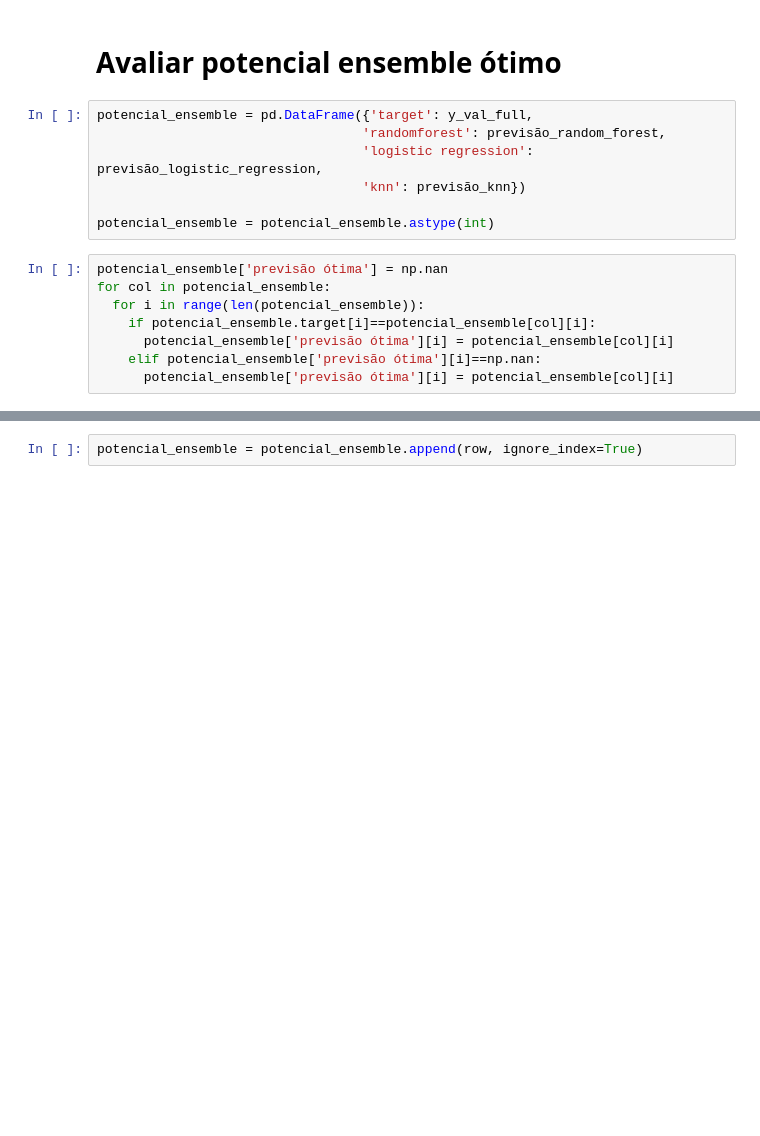
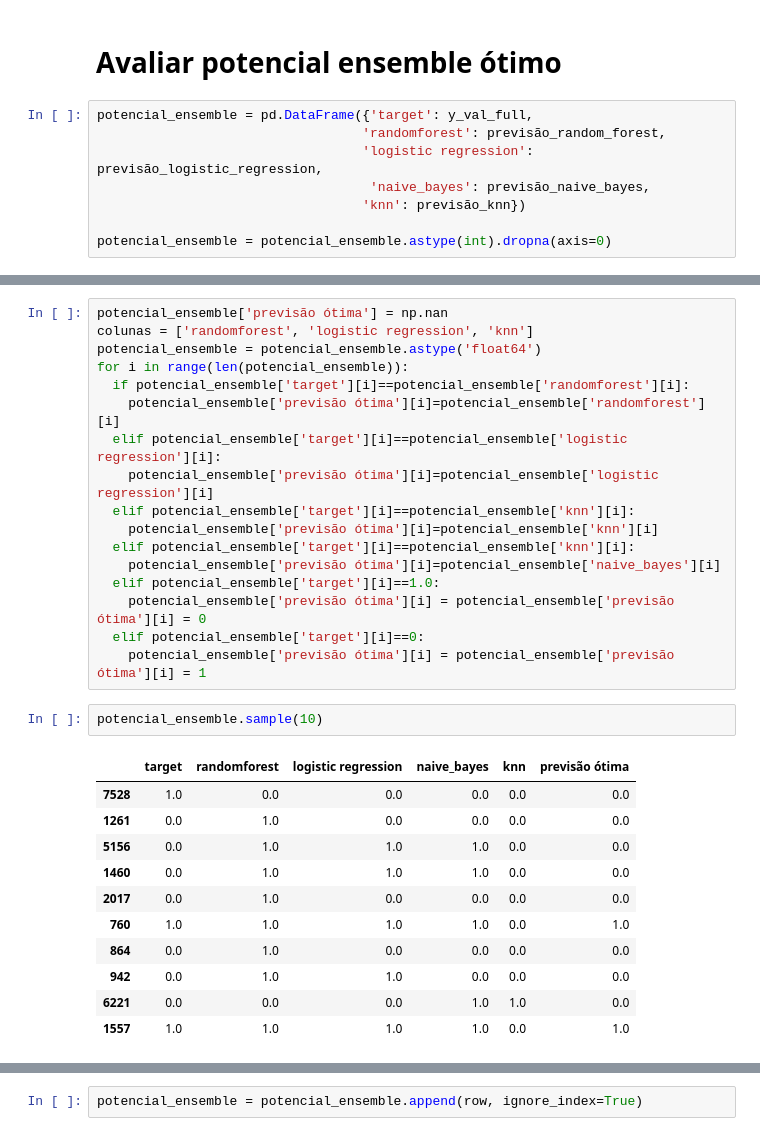
Before and after one commit to brenoakihiromorimoto/portf-lio, a Jupyter notebook: tera/desafio_luizalabs/Desafio_Luizalabs.ipynb, the cells around one changed output, grey strips where cells are left out. Cells and saved outputs as stored; diff of their text form; blank space fills up the shorter version.

```diff
--- a/tera/desafio_luizalabs/Desafio_Luizalabs.ipynb
+++ b/tera/desafio_luizalabs/Desafio_Luizalabs.ipynb
@@ -1758,14 +1771,7 @@ viz.show()
 potencial_ensemble = pd.DataFrame({'target': y_val_full,
                                   'randomforest': previsão_random_forest,
                                   'logistic regression': previsão_logistic_regression,
+                                   'naive_bayes': previsão_naive_bayes,
                                   'knn': previsão_knn})
 
-potencial_ensemble = potencial_ensemble.astype(int)
+potencial_ensemble = potencial_ensemble.astype(int).dropna(axis=0)
-# %%
-potencial_ensemble['previsão ótima'] = np.nan
-for col in potencial_ensemble:
-  for i in range(len(potencial_ensemble)):
-    if potencial_ensemble.target[i]==potencial_ensemble[col][i]:
-      potencial_ensemble['previsão ótima'][i] = potencial_ensemble[col][i]
-    elif potencial_ensemble['previsão ótima'][i]==np.nan:
-      potencial_ensemble['previsão ótima'][i] = potencial_ensemble[col][i]
@@ -1772,3 +1794,34 @@ for col in potencial_ensemble:
+# %%
+potencial_ensemble['previsão ótima'] = np.nan
+colunas = ['randomforest', 'logistic regression', 'knn']
+potencial_ensemble = potencial_ensemble.astype('float64')
+for i in range(len(potencial_ensemble)):
+  if potencial_ensemble['target'][i]==potencial_ensemble['randomforest'][i]:
+    potencial_ensemble['previsão ótima'][i]=potencial_ensemble['randomforest'][i]
+  elif potencial_ensemble['target'][i]==potencial_ensemble['logistic regression'][i]:
+    potencial_ensemble['previsão ótima'][i]=potencial_ensemble['logistic regression'][i]
+  elif potencial_ensemble['target'][i]==potencial_ensemble['knn'][i]:
+    potencial_ensemble['previsão ótima'][i]=potencial_ensemble['knn'][i]
+  elif potencial_ensemble['target'][i]==potencial_ensemble['knn'][i]:
+    potencial_ensemble['previsão ótima'][i]=potencial_ensemble['naive_bayes'][i]
+  elif potencial_ensemble['target'][i]==1.0:
+    potencial_ensemble['previsão ótima'][i] = potencial_ensemble['previsão ótima'][i] = 0
+  elif potencial_ensemble['target'][i]==0:
+    potencial_ensemble['previsão ótima'][i] = potencial_ensemble['previsão ótima'][i] = 1
+# %%
+potencial_ensemble.sample(10)
+# %% [output]
+|  | target | randomforest | logistic regression | naive_bayes | knn | previsão ótima |
+| 7528 | 1.0 | 0.0 | 0.0 | 0.0 | 0.0 | 0.0 |
+| 1261 | 0.0 | 1.0 | 0.0 | 0.0 | 0.0 | 0.0 |
+| 5156 | 0.0 | 1.0 | 1.0 | 1.0 | 0.0 | 0.0 |
+| 1460 | 0.0 | 1.0 | 1.0 | 1.0 | 0.0 | 0.0 |
+| 2017 | 0.0 | 1.0 | 0.0 | 0.0 | 0.0 | 0.0 |
+| 760 | 1.0 | 1.0 | 1.0 | 1.0 | 0.0 | 1.0 |
+| 864 | 0.0 | 1.0 | 0.0 | 0.0 | 0.0 | 0.0 |
+| 942 | 0.0 | 1.0 | 1.0 | 0.0 | 0.0 | 0.0 |
+| 6221 | 0.0 | 0.0 | 0.0 | 1.0 | 1.0 | 0.0 |
+| 1557 | 1.0 | 1.0 | 1.0 | 1.0 | 0.0 | 1.0 |
 # %%
 row = {'randomforest': f1_score(potencial_ensemble.target,  potencial_ensemble['randomforest']),
        'logistic regression' : f1_score(potencial_ensemble.target, potencial_ensemble['logistic regression']),
```
Also changed, not shown: parts of 53 cells of this notebook.
